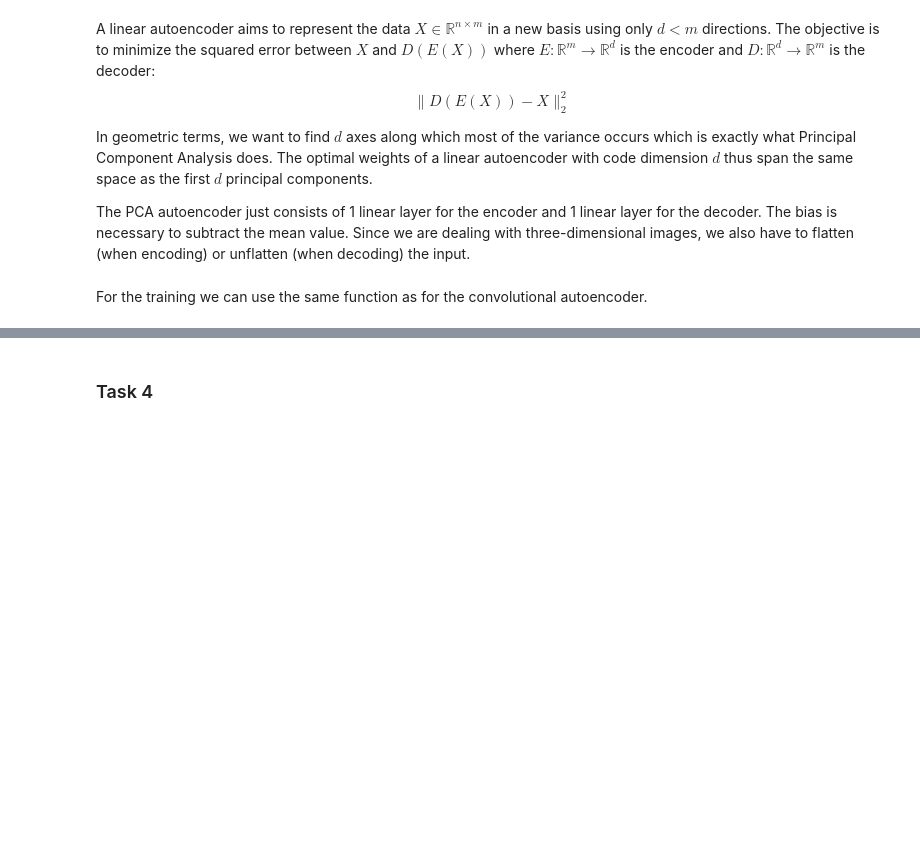
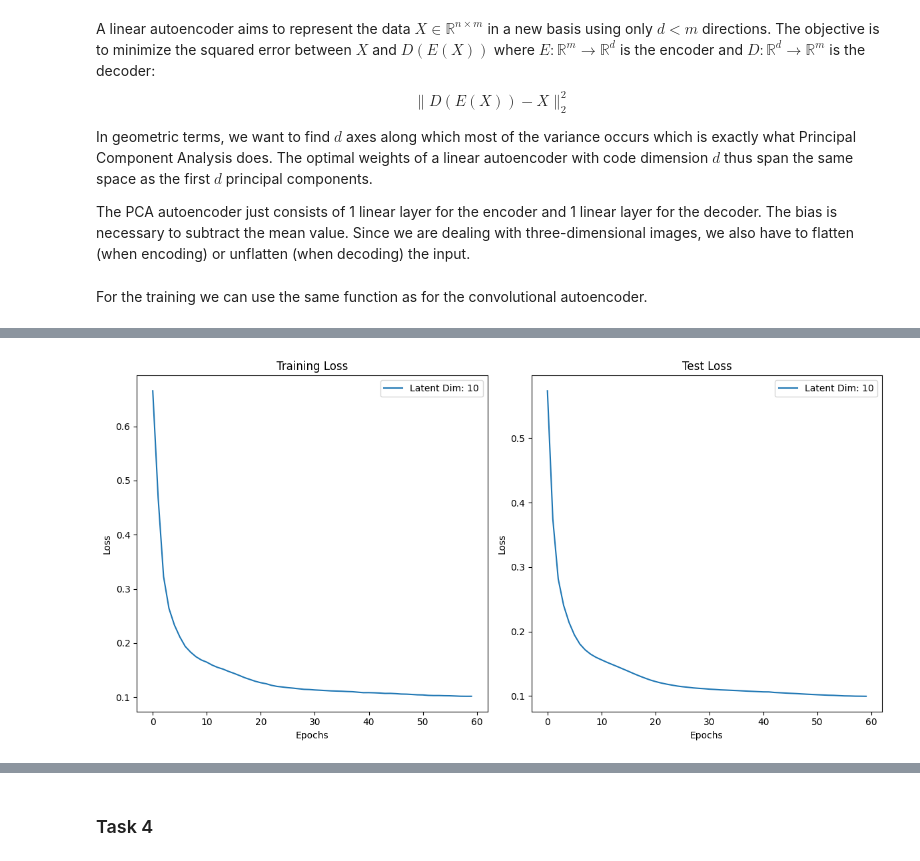
Before and after one commit to emit33/MLE, a Jupyter notebook: sheet06/MLE25_sheet06.ipynb, the cells around one changed output, grey strips where cells are left out. Drawn from its saved outputs; the diff is of its cells as text; code cells hidden in the pictures; blank space fills up the shorter version.

```diff
--- a/sheet06/MLE25_sheet06.ipynb
+++ b/sheet06/MLE25_sheet06.ipynb
@@ -565,15 +704,27 @@ class PCA_AE(nn.Module):
         super(PCA_AE, self).__init__()
 
         # TODO: Initialize the layers of the autoencoder
-        self.encoder = nn.Sequential()
+        self.encoder = nn.Sequential(
+            nn.Flatten(),
+            nn.Linear(input_dim, latent_dim)
+        )
 
-        self.decoder = nn.Sequential()
+        self.decoder = nn.Sequential(
+            nn.Linear(latent_dim, input_dim),
+            nn.Unflatten(1, (1, 28, 28))
+        )
 
     def forward(self, X):
         # TODO: Implement the forward call
+        latent = self.encoder(X)
+        return self.decoder(latent), latent
 # %% [markdown]
 For the training we can use the same function as for the convolutional autoencoder.
 # %%
 n_epochs = 60
 lr = 1e-3
 # TODO: Train the PCA autoencoder model with a latent dimension of 10
+
+latent_dim = 10
+pca_ae_model = PCA_AE(28*28, latent_dim)
+train_loss, test_loss = train_ae(pca_ae_model, train_loader, test_loader, lr, n_epochs, device)
@@ -580,4 +749,21 @@ lr = 1e-3
 # %%
 # TODO: Visualize the training and test loss
+plt.figure(figsize=(12, 6))
+plt.subplot(1, 2, 1)
+plt.title("Training Loss")
+plt.xlabel("Epochs")
+plt.ylabel("Loss")
+plt.plot(train_loss, label=f"Latent Dim: {latent_dim}")
+plt.legend()
+plt.subplot(1, 2, 2)
+plt.title("Test Loss")
+plt.xlabel("Epochs")
+plt.ylabel("Loss")
+plt.plot(test_loss, label=f"Latent Dim: {latent_dim}")
+plt.legend()
+plt.tight_layout()
+plt.show()
+# %% [output]
+[figure, added]
 # %%
 # TODO: Visualize the reconstructed images and the original images
```
Also changed, not shown: parts of 21 cells of this notebook.
